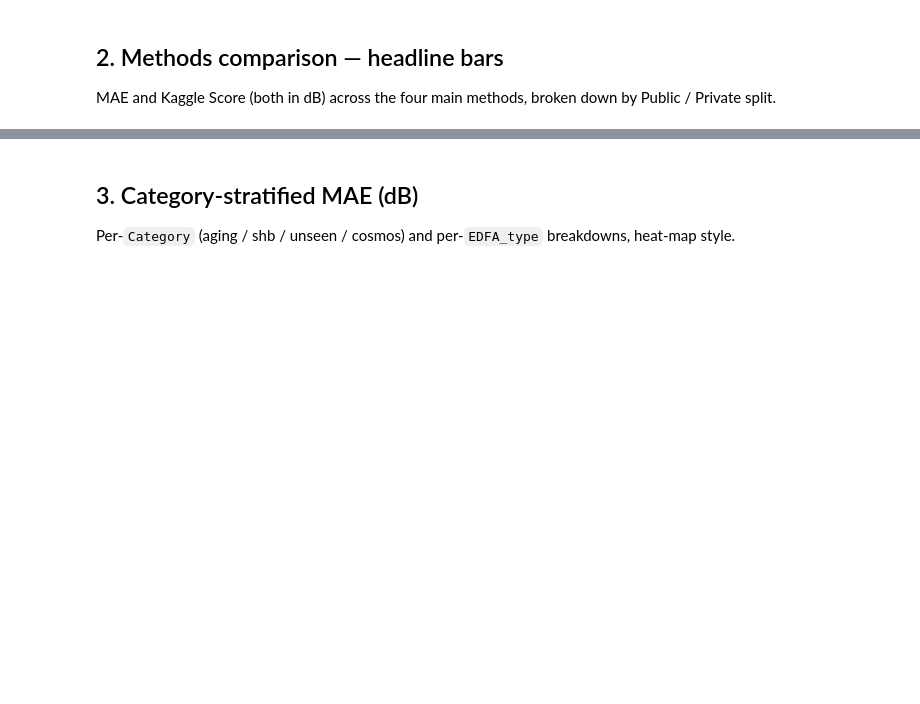
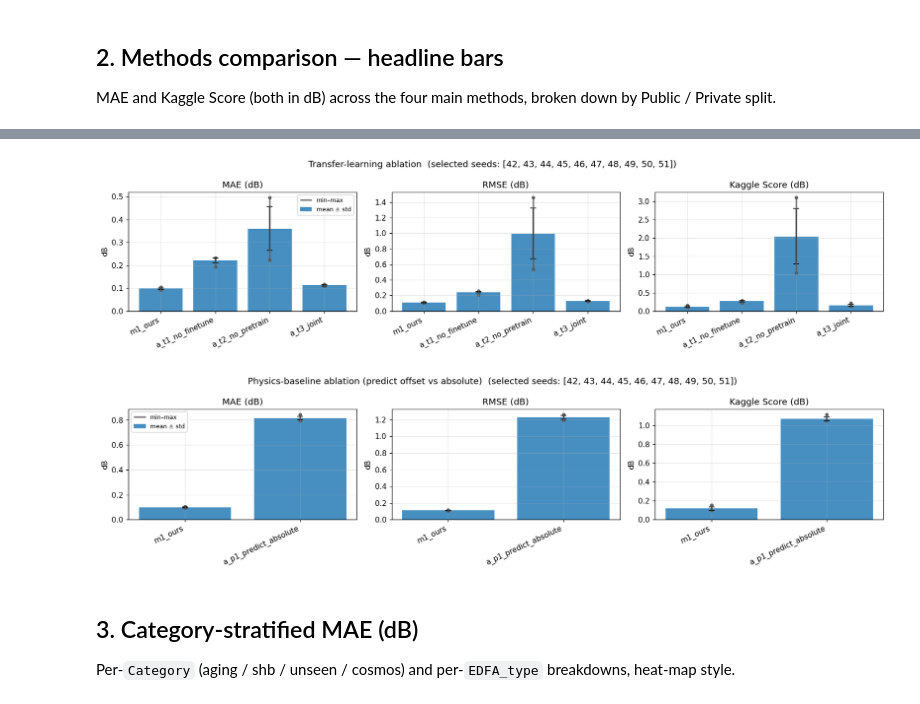
Before and after one commit to yukangZhuu/ofc_ml, a Jupyter notebook: notebooks/results_viz.ipynb, the cells around one changed output, grey strips where cells are left out. Saved outputs shown, nothing was run; the diff lists cells and outputs as text; code cells hidden in the pictures; blank space fills up the shorter version.

```diff
--- a/notebooks/results_viz.ipynb
+++ b/notebooks/results_viz.ipynb
@@ -164,8 +437,10 @@ df_main
 # %%
 compare_methods(TRANSFER, title="Transfer-learning ablation")
-compare_methods(ARCH, title="Architectural ablation")
 compare_methods(PHYSICS, title="Physics-baseline ablation (predict offset vs absolute)")
 pass
+# %% [output]
+[figure, added]
+[figure, added]
 # %% [markdown]
 ## 3. Category-stratified MAE (dB)
 
```
Also changed, not shown: parts of 13 cells of this notebook.
